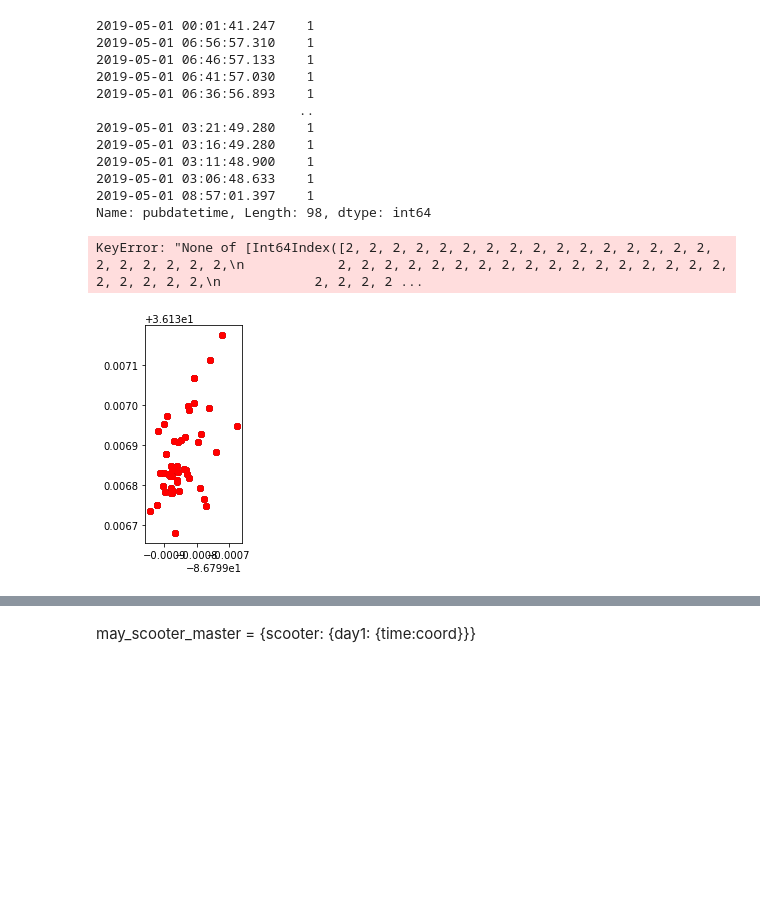
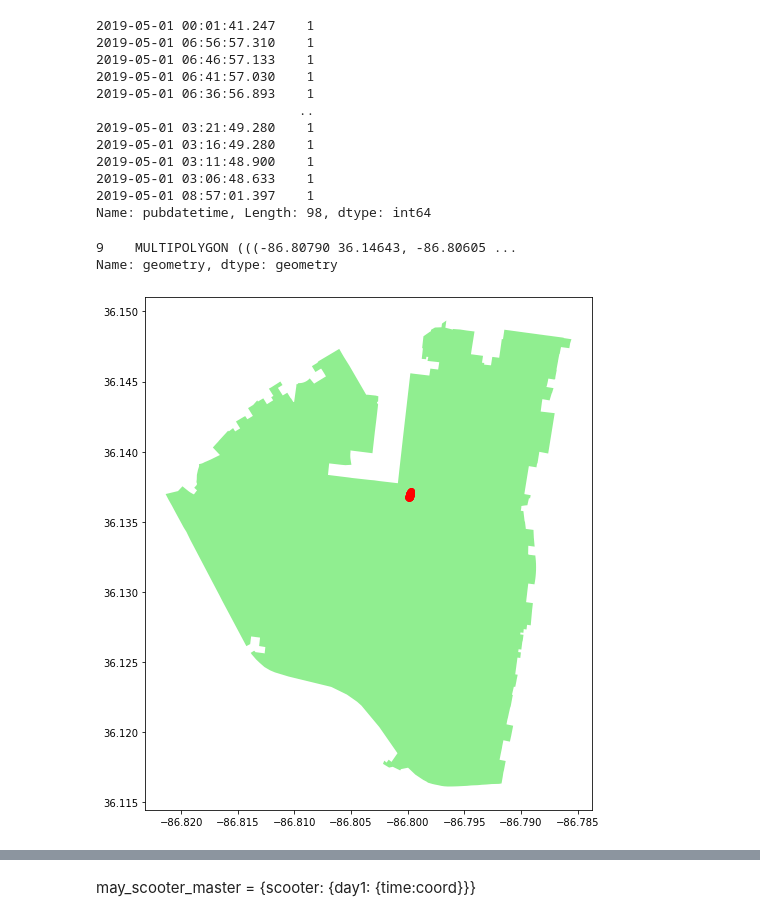
Before and after one commit to derektprice/mapping_scooters_nashville_python, a Jupyter notebook: notebooks/2_EDA_scooters_nashville.ipynb, the cells around one changed output, grey strips where cells are left out. Saved outputs shown, nothing was run; the diff lists cells and outputs as text; code cells hidden in the pictures; blank space fills up the shorter version.

Commit message:
nearly resolved issues with getting to folium but centroid wont read

```diff
--- a/notebooks/2_EDA_scooters_nashville.ipynb
+++ b/notebooks/2_EDA_scooters_nashville.ipynb
@@ -372,8 +372,8 @@ rando_scooter_rt
 # %%
-# # Reading in the zip codes
-# zipfilepath = '../data/zipcodes.geojson'
-# zips = gpd.read_file(zipfilepath)
-# zips.plot()
+# Reading in the zip codes
+zipfilepath = '../data/zipcodes.geojson'
+zips = gpd.read_file(zipfilepath)
+zips.plot()
 # %% [output]
 <AxesSubplot:>
 [figure]
@@ -434,14 +444,14 @@ scooter_checkins
 2019-05-01 08:57:01.397    1
 Name: pubdatetime, Length: 98, dtype: int64
 # %%
-stops_in_37212 = scooter_zips.loc[scooter_zips['zip'] == '37212']
-stops_in_37212
+stops_in_37212 = zips.loc[zips['zip'] == '37212']
+stops_in_37212.geometry.to_crs(epsg='4326')
 # %% [output]
-KeyError: "None of [Int64Index([2, 2, 2, 2, 2, 2, 2, 2, 2, 2, 2, 2, 2, 2, 2, 2, 2, 2, 2, 2, 2, 2,\n            2, 2, 2, 2, 2, 2, 2, 2, 2, 2, 2, 2, 2, 2, 2, 2, 2, 2, 2, 2, 2, 2,\n            2, 2, 2, 2 ...
+9    MULTIPOLYGON (((-86.80790 36.14643, -86.80605 ...
+Name: geometry, dtype: geometry
 # %%
-ax = zips.plot(
-color='white', edgecolor='black')
-rando_scooter_rt.plot(ax=ax, color='red')
+ax = stops_in_37212.plot(figsize=(8,10), color='lightgreen')
+scooter_day_gdf.plot(ax=ax, color='red')
 plt.show()
 # %% [output]
-[figure, old version]
+[figure, new version]
```
Also changed, not shown: parts of 9 cells of this notebook.
